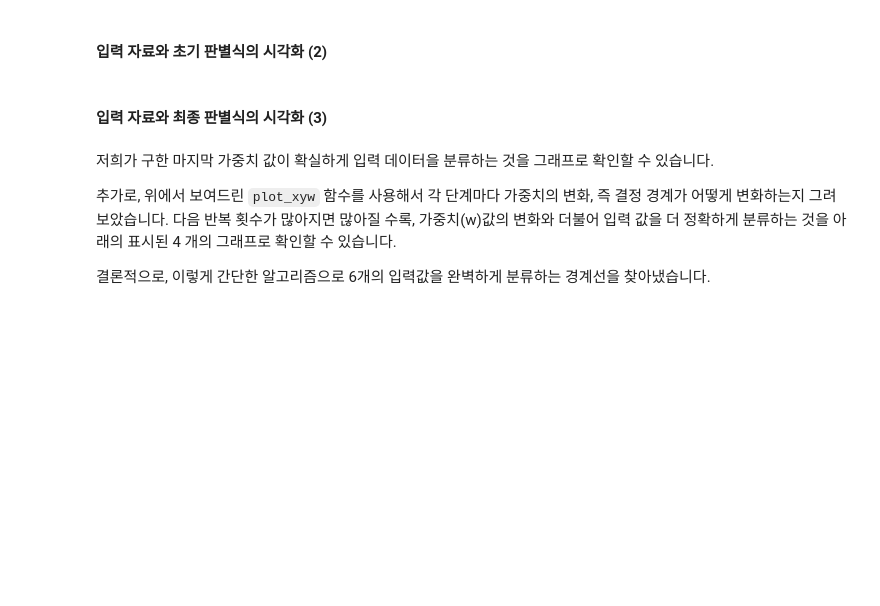
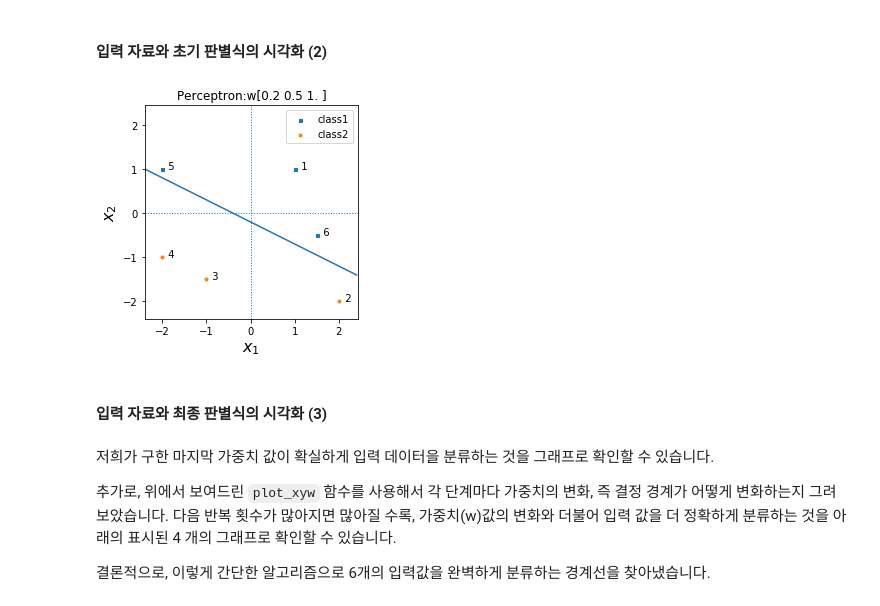
Before and after one commit to idebtor/HuStarML, a Jupyter notebook: book/ML04 Perceptron3.ipynb, the cells around one changed output. Cells and saved outputs as stored; diff of their text form; code cells hidden in the pictures; blank space fills up the shorter version.

```diff
--- a/book/ML04 Perceptron3.ipynb
+++ b/book/ML04 Perceptron3.ipynb
@@ -285,8 +287,10 @@ joy.plot_xyw(X, y, X0=True, annotate=True)
 # %% [markdown]
 #### 입력 자료와 초기 판별식의 시각화 (2)
 # %%
-w = None
+w = np.array([0.2, 0.5, 1.0])
 joy.plot_xyw(X, y, w, X0=True, annotate=True)
+# %% [output]
+[figure, added]
 # %% [markdown]
 #### 입력 자료와 최종 판별식의 시각화 (3)
 # %%
```
Also changed, not shown: parts of 6 cells of this notebook.
